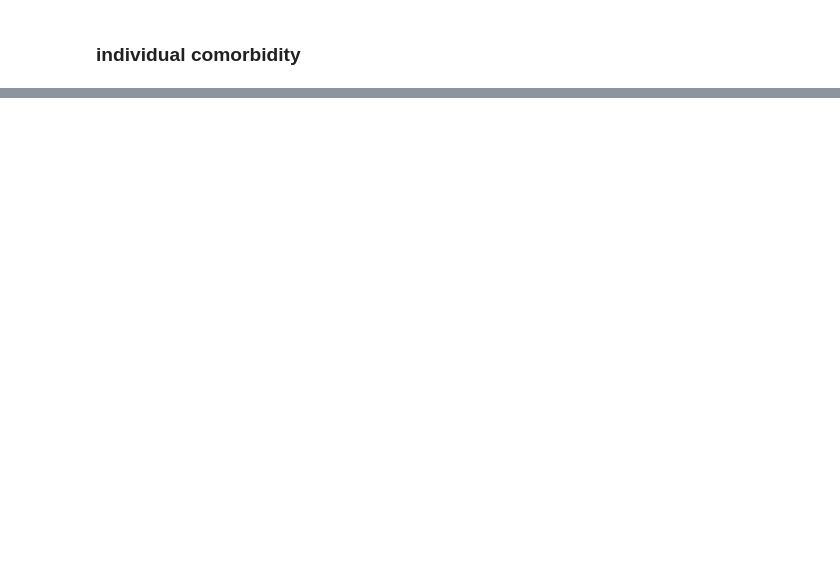
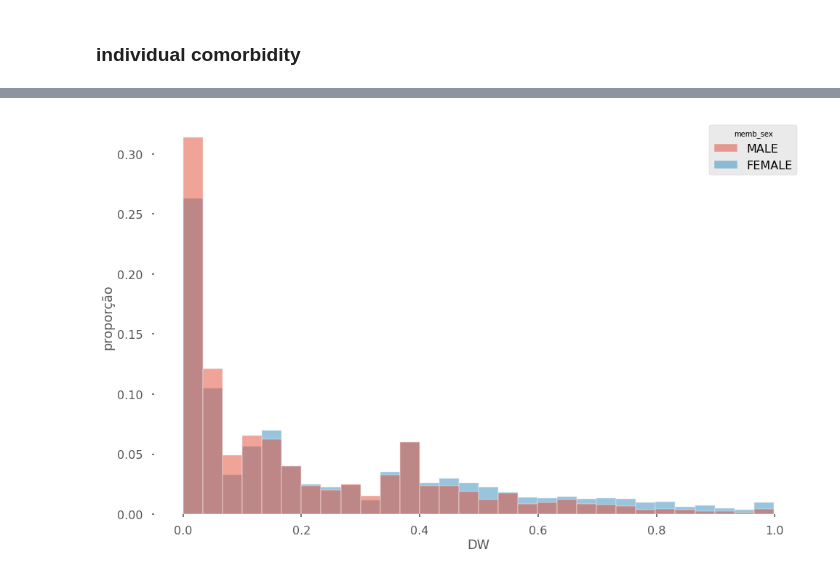
Before and after one commit to luizhsuperti/alice-coding, a Jupyter notebook: daly_comorbity/notebooks/00_main.ipynb, the cells around one changed output, grey strips where cells are left out. Saved outputs shown, nothing was run; the diff lists cells and outputs as text; code cells hidden in the pictures; blank space fills up the shorter version.

```diff
--- a/daly_comorbity/notebooks/00_main.ipynb
+++ b/daly_comorbity/notebooks/00_main.ipynb
@@ -205,0 +225,4 @@ ModuleNotFoundError: No module named 'daly_comorbity'
+# %%
+stat_info_df = pd.read_csv(os.path.abspath(os.path.join(os.getcwd(), os.pardir)) + '/data/external/stat_info_df.csv')
+# %%
+comorbidity_dw_df = pd.DataFrame(comorbidity_dw).merge(stat_info_df, how  = 'left', left_index = True, right_on = 'member_internal_code').reset_index().drop(columns = 'index').set_index('member_internal_code').rename(columns = {0: 'DW'})
@@ -205,0 +241,23 @@ ModuleNotFoundError: No module named 'daly_comorbity'
+# %%
+style.use('ggplot')
+
+style.use('seaborn-poster')
+
+fig, ax = plt.subplots(figsize=(16, 10))
+sns.histplot(data=comorbidity_dw_df[comorbidity_dw_df['memb_sex']!='INTERSEX'], x = 'DW',  stat = 'proportion', fill = True, cumulative=False, common_norm = False,  hue = 'memb_sex', element='bars')
+
+ax.set_ylabel('proporção')
+ax.set_xlabel('DW')
+
+
+ax.grid(False)
+ax.spines['top'].set_visible(False)
+ax.spines['right'].set_visible(False)
+ax.spines['bottom'].set_visible(False)
+ax.spines['left'].set_visible(False)
+ax.set_facecolor('white')
+plt.savefig("dw_hist.png", dpi = 300)
+
+plt.show()
+# %% [output]
+[figure, added]
```
Also changed, not shown: parts of 25 cells of this notebook, 2 other files.
